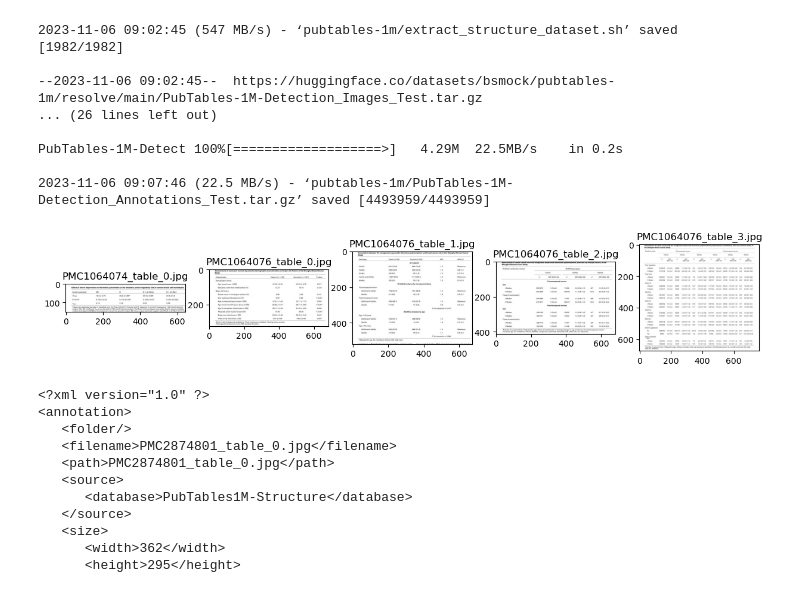
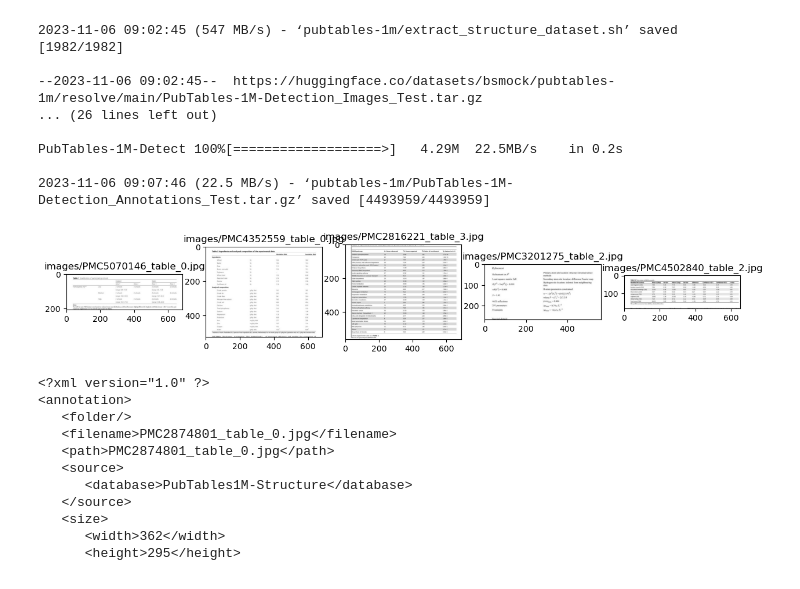
Before and after one commit to HoanChan/TableVision, a Jupyter notebook: pubtables.ipynb, the cells around one changed output. Cells and saved outputs as stored; diff of their text form; code cells hidden in the pictures.

```diff
--- a/pubtables.ipynb
+++ b/pubtables.ipynb
@@ -118,18 +118,23 @@ PubTables-1M-Detect 100%[===================>]   4.29M  22.5MB/s    in 0.2s
 
 2023-11-06 09:07:46 (22.5 MB/s) - ‘pubtables-1m/PubTables-1M-Detection_Annotations_Test.tar.gz’ saved [4493959/4493959]
 # %%
+import shutil
 import matplotlib.pyplot as plt
 import os
-path = "F:/Python/Table Recognition/pubtables-1m/PubTables-1M-Structure/images/"
-files = os.listdir(path) # lấy danh sách các file trong thư mục
+path = "F:/Python/Table Recognition/pubtables-1m/PubTables-1M-Structure"
+files = open(os.path.join(path, "train_filelist.txt"),'r').read().splitlines() # lấy danh sách các file trong thư mục
+files = [file.replace("train/", "images/").replace(".xml", ".jpg") for file in files]
 fig, axes = plt.subplots(1, 5, figsize=(15, 3)) # tạo một figure với 5 subplots
 for i, ax in enumerate(axes):
   img = plt.imread(os.path.join(path, files[i])) # đọc file ảnh thứ i
   ax.imshow(img) # hiển thị ảnh lên subplot thứ i
   ax.set_title(files[i]) # đặt tiêu đề cho subplot thứ i
+  ## copy file ảnh vào thư mục images
+  shutil.copyfile(os.path.join(path, files[i]), files[i].replace("images/", "sample/"))
+
 plt.show() # hiển thị figure
 # %% [output]
-[figure, old version]
+[figure, new version]
 # %%
 import os
 path = "F:/Python/Table Recognition/pubtables-1m/PubTables-1M-Structure"
```
Also changed, not shown: 6 other files.
